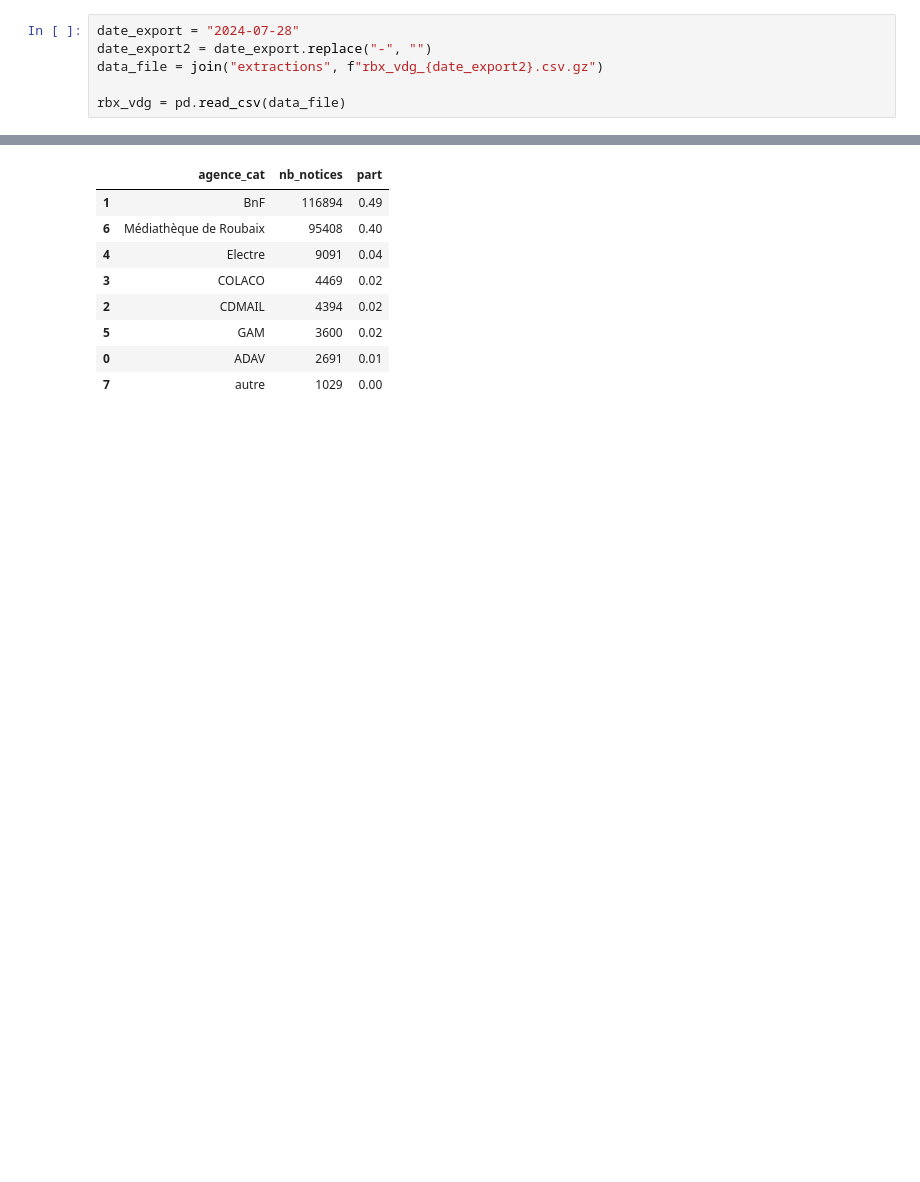
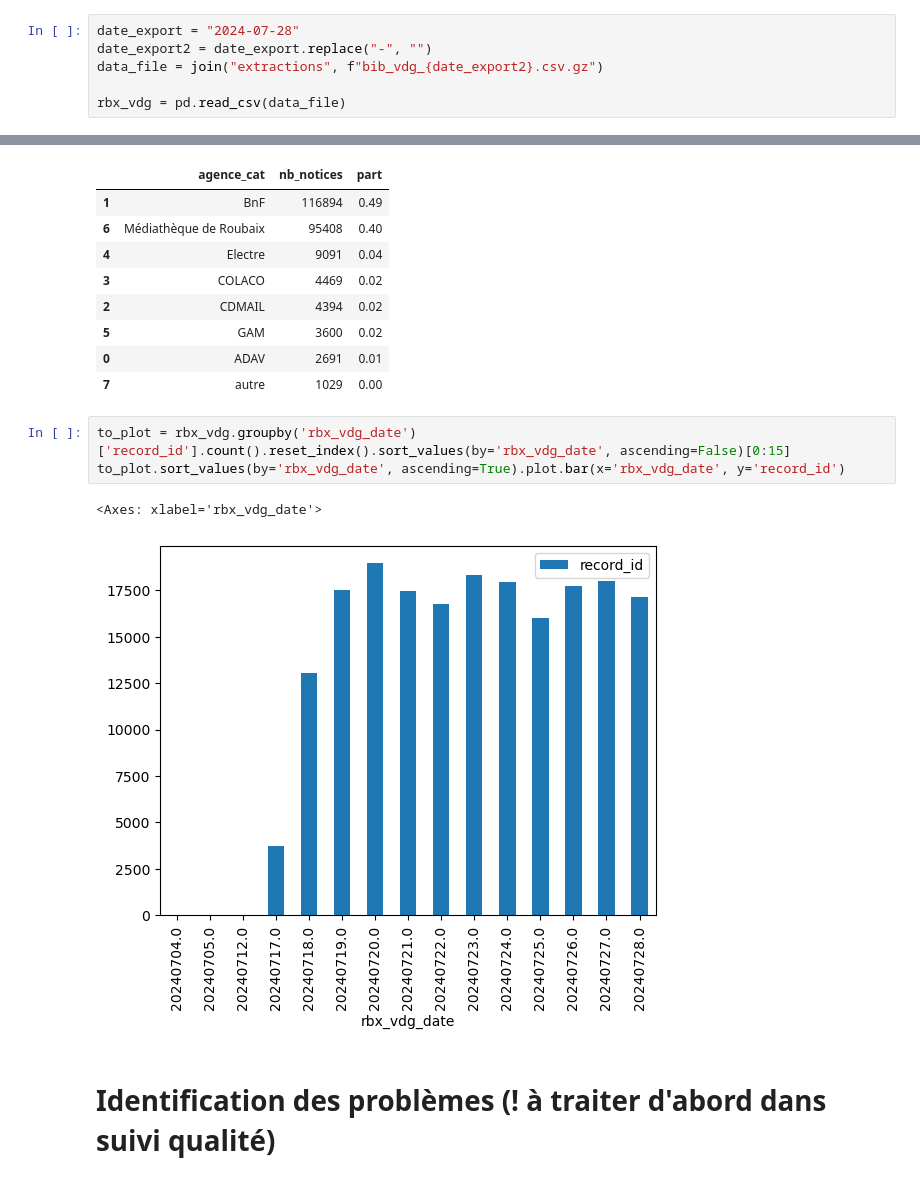
Before and after one commit to ragbx/rbxmarc, a Jupyter notebook: vdg_analysis.ipynb, the cells around one changed output, grey strips where cells are left out. Saved outputs shown, nothing was run; the diff lists cells and outputs as text; blank space fills up the shorter version.

```diff
--- a/vdg_analysis.ipynb
+++ b/vdg_analysis.ipynb
@@ -4,6 +5,6 @@ from os.path import join
 # %%
 date_export = "2024-07-28"
 date_export2 = date_export.replace("-", "")
-data_file = join("extractions", f"rbx_vdg_{date_export2}.csv.gz")
+data_file = join("extractions", f"bib_vdg_{date_export2}.csv.gz")
 
 rbx_vdg = pd.read_csv(data_file)
@@ -47,3 +50,11 @@ rbx_vdg_agence_cat
 | 5 | GAM | 3600 | 0.02 |
 | 0 | ADAV | 2691 | 0.01 |
 | 7 | autre | 1029 | 0.00 |
+# %%
+to_plot = rbx_vdg.groupby('rbx_vdg_date')['record_id'].count().reset_index().sort_values(by='rbx_vdg_date', ascending=False)[0:15]
+to_plot.sort_values(by='rbx_vdg_date', ascending=True).plot.bar(x='rbx_vdg_date', y='record_id')
+# %% [output]
+<Axes: xlabel='rbx_vdg_date'>
+[figure, added]
+# %% [markdown]
+# Identification des problèmes (! à traiter d'abord dans suivi qualité)
```
Also changed, not shown: parts of 4 cells of this notebook, 12 other files.
